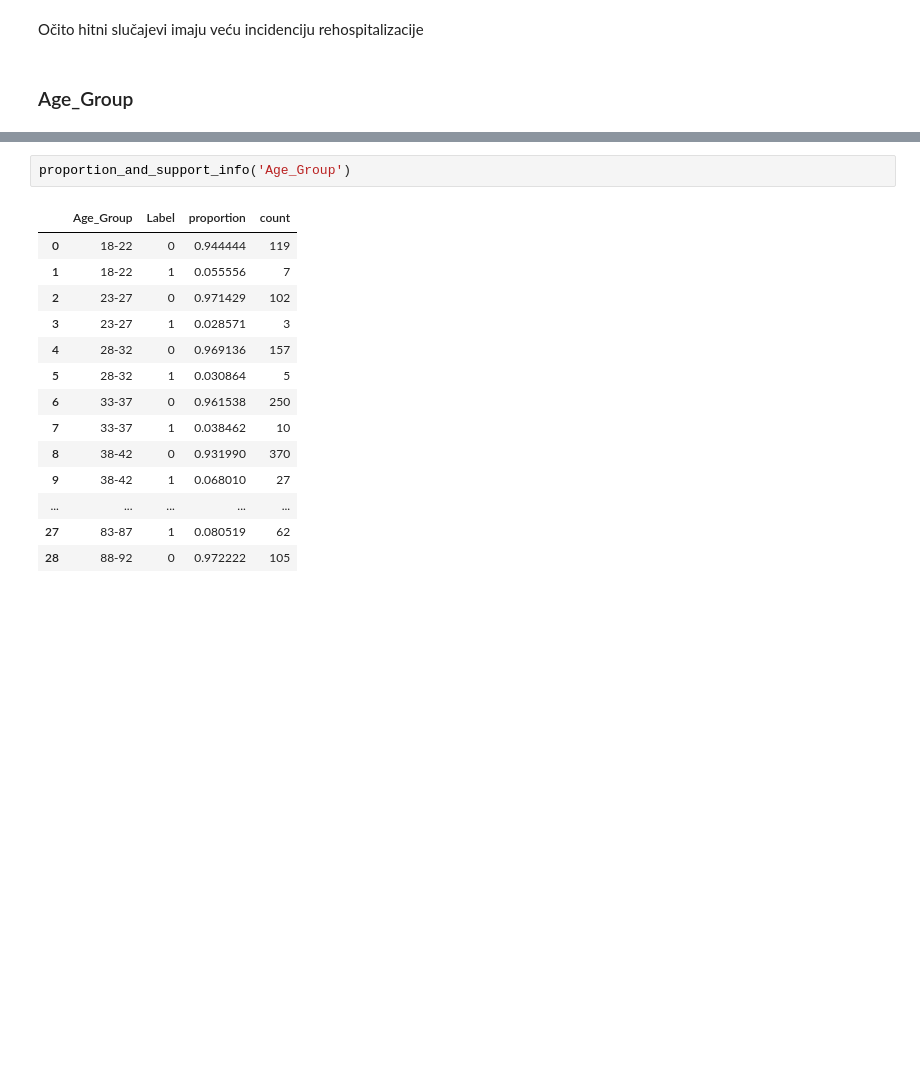
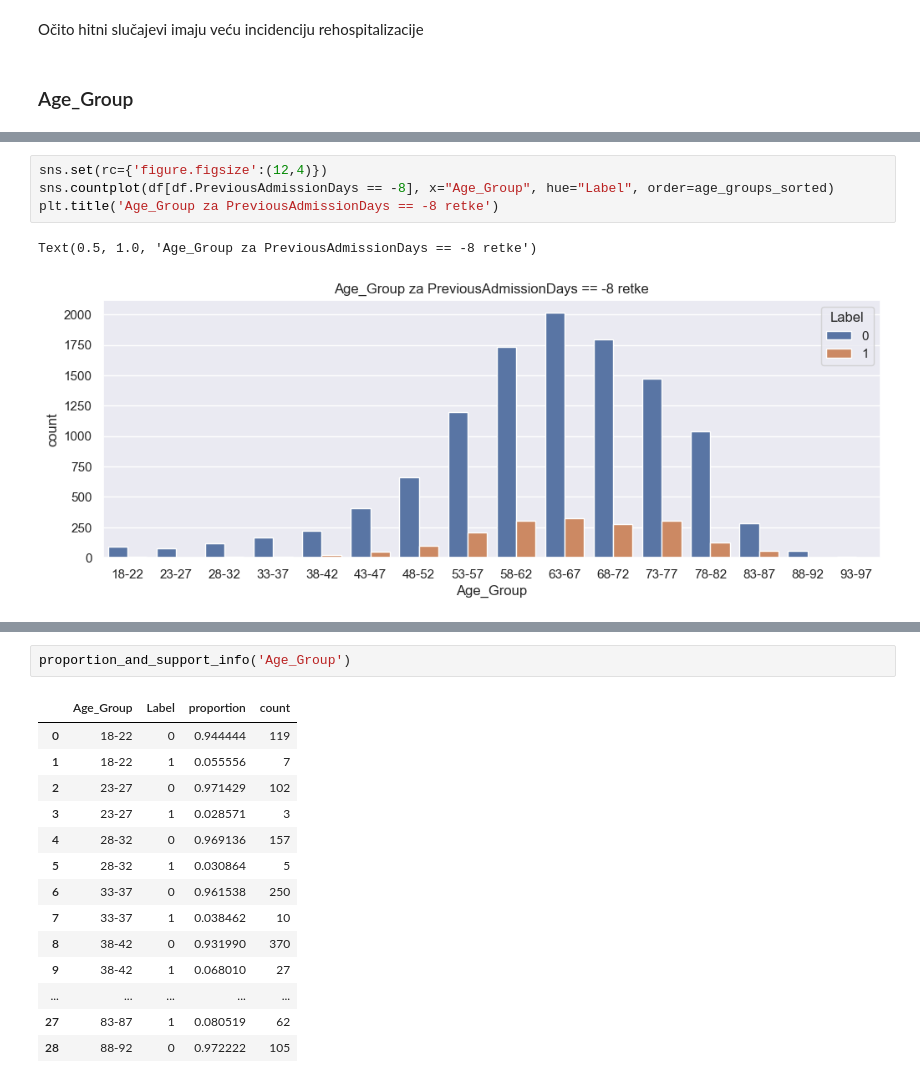
Before and after one commit to Ivan-Klabucar/Kotao, a Jupyter notebook: Exploratory Data Analysis/Initial_look_at_data.ipynb, the cells around one changed output, grey strips where cells are left out. Drawn from its saved outputs; the diff is of its cells as text; blank space fills up the shorter version.

```diff
--- a/Exploratory Data Analysis/Initial_look_at_data.ipynb
+++ b/Exploratory Data Analysis/Initial_look_at_data.ipynb
@@ -233,0 +236,7 @@ sns.countplot(df, x="Age_Group", hue="Label")
+# %%
+sns.set(rc={'figure.figsize':(12,4)})
+sns.countplot(df[df.PreviousAdmissionDays == -8], x="Age_Group", hue="Label", order=age_groups_sorted)
+plt.title('Age_Group za PreviousAdmissionDays == -8 retke')
+# %% [output]
+Text(0.5, 1.0, 'Age_Group za PreviousAdmissionDays == -8 retke')
+[figure, added]
```
Also changed, not shown: parts of 53 cells of this notebook.
